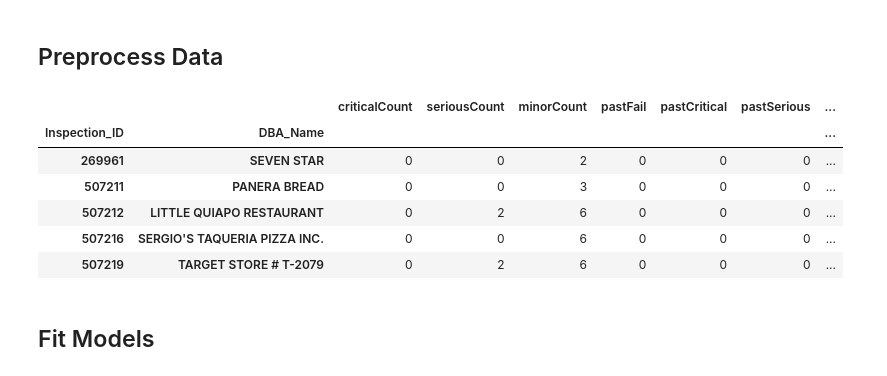
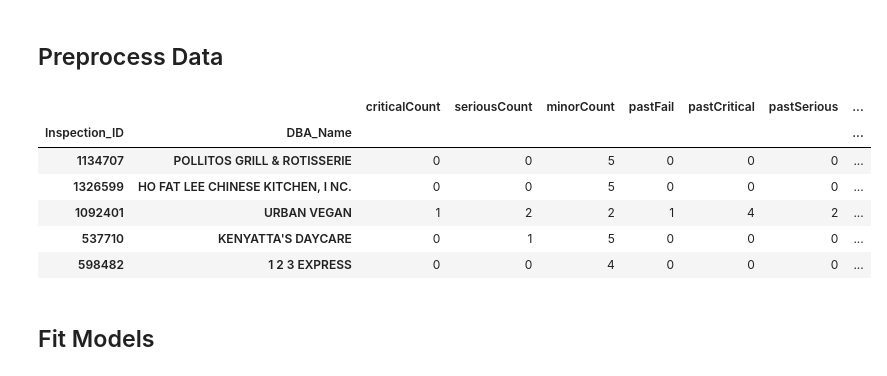
Before and after one commit to stevenherrera24/CSS-Project3-Team5-Fall2022, a Jupyter notebook: Project 3 Students.ipynb, the cells around one changed output. Cells and saved outputs as stored; diff of their text form; code cells hidden in the pictures.

```diff
--- a/Project 3 Students.ipynb
+++ b/Project 3 Students.ipynb
@@ -174,14 +174,8 @@ X = pd.get_dummies(X)
 # Set seed
 np.random.seed(10)
 
-#Binary outcome
-X_train_b, X_test_b, y_train_b, y_test_b = train_test_split(X, y_binary,
-                                                    train_size = .80, test_size=0.20, stratify=y_binary)
-X_train_b, X_validate_b, y_train_b, y_validate_b = train_test_split(X_train_b, y_train_b,
-                                                            train_size = .75, test_size = .25, stratify = y_train_b)
-
-#Ternary outcome
-X_train_t, X_test_t, y_train_t, y_test_t = train_test_split(X, y_ternary,
+# Splitting data
+X_train, X_test, y_train, y_test = train_test_split(X, y_ternary,
                                                     train_size = .80, test_size=0.20, stratify=y_ternary)
-X_train_t, X_validate_t, y_train_t, y_validate_t = train_test_split(X_train_t, y_train_t,
-                                                            train_size = .75, test_size = .25, stratify = y_train_t)
+X_train, X_validate, y_train, y_validate = train_test_split(X_train, y_train,
+                                                            train_size = .75, test_size = .25, stratify = y_train)
@@ -188,13 +197,13 @@ X_train_t, X_validate_t, y_train_t, y_validate_t = train_test_split(X_train_t, y
 # %%
-X.head()
+X_train.head()
 # %% [output]
 |  |  | criticalCount | seriousCount | minorCount | pastFail | pastCritical | pastSerious | ... |
 | Inspection_ID | DBA_Name |  |  |  |  |  |  | ... |
-| 269961 | SEVEN STAR | 0 | 0 | 2 | 0 | 0 | 0 | ... |
-| 507211 | PANERA BREAD | 0 | 0 | 3 | 0 | 0 | 0 | ... |
-| 507212 | LITTLE QUIAPO RESTAURANT | 0 | 2 | 6 | 0 | 0 | 0 | ... |
-| 507216 | SERGIO'S TAQUERIA PIZZA INC. | 0 | 0 | 6 | 0 | 0 | 0 | ... |
-| 507219 | TARGET STORE # T-2079 | 0 | 2 | 6 | 0 | 0 | 0 | ... |
+| 1134707 | POLLITOS GRILL & ROTISSERIE | 0 | 0 | 5 | 0 | 0 | 0 | ... |
+| 1326599 | HO FAT LEE CHINESE KITCHEN, I NC. | 0 | 0 | 5 | 0 | 0 | 0 | ... |
+| 1092401 | URBAN VEGAN | 1 | 2 | 2 | 1 | 4 | 2 | ... |
+| 537710 | KENYATTA'S DAYCARE | 0 | 1 | 5 | 0 | 0 | 0 | ... |
+| 598482 | 1 2 3 EXPRESS | 0 | 0 | 4 | 0 | 0 | 0 | ... |
 # %% [markdown]
 ## Fit Models
 # %% [markdown]
```
Also changed, not shown: parts of 14 cells of this notebook, 1 other file.
